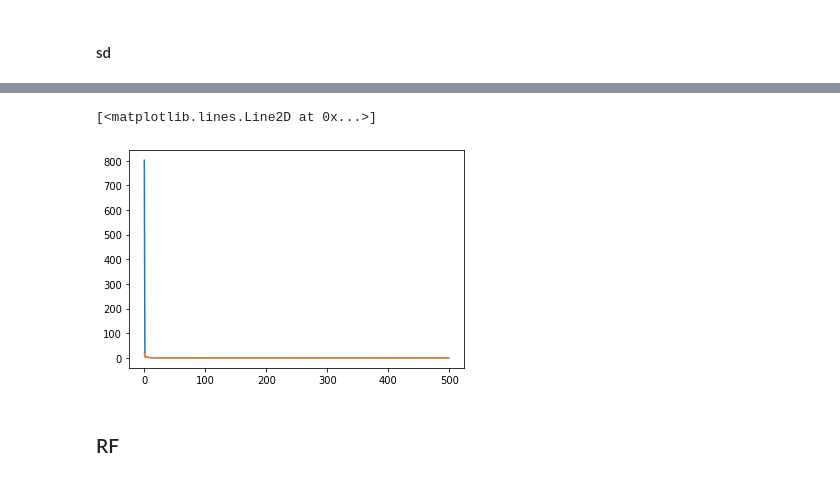
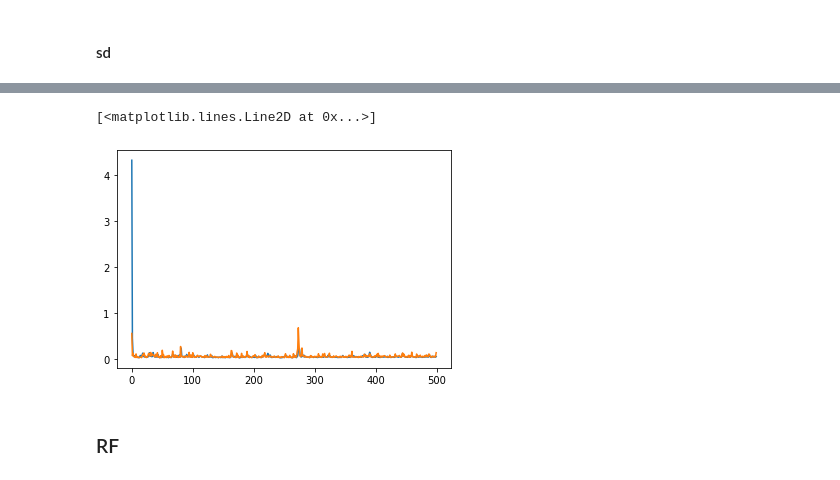
Before and after one commit to diazrenata/feasible-catch, a Jupyter notebook: mod_compare/model comparison.ipynb, the cells around one changed output, grey strips where cells are left out. Saved outputs shown, nothing was run; the diff lists cells and outputs as text; code cells hidden in the pictures.

Commit message:
plane work. newest samples and fixing the sd-mean issue. rf has a really high r2, .99 for both, is that real I wonder.

```diff
--- a/mod_compare/model comparison.ipynb
+++ b/mod_compare/model comparison.ipynb
@@ -73,4 +73,5 @@ For more information see: https://github.com/tensorflow/addons/issues/2807
 # %% [markdown]
 ## Data
 # %%
-rawdat = pd.read_csv('https://raw.githubusercontent.com/diazrenata/feasible-catch/main/new_samples.csv')
+rawdat = pd.read_csv('../1500_samples.csv')
+len(rawdat)
@@ -78,0 +122,2 @@ dat = rawdat.copy()
+# %%
+dat = dat[(dat['n_hill1'] == 1000)]
@@ -256,7 +307,7 @@ dnn_sd.compile(
 )
 # %%
 %%time
-dnn_sd_history = dnn_mean.fit(
+dnn_sd_history = dnn_sd.fit(
     train_X,
     train_Y['sd'],
     validation_split = .2,
@@ -272,5 +323,5 @@ Wall time: 12.5 s
 [<matplotlib.lines.Line2D at 0x...>]
-[figure, old version]
+[figure, new version]
 # %%
 test_results['dnn_sd_r2'] = dnn_sd.evaluate(
     test_X, test_Y['sd'], verbose=0)[1]
```
Also changed, not shown: parts of 22 cells of this notebook, 3 other files.
